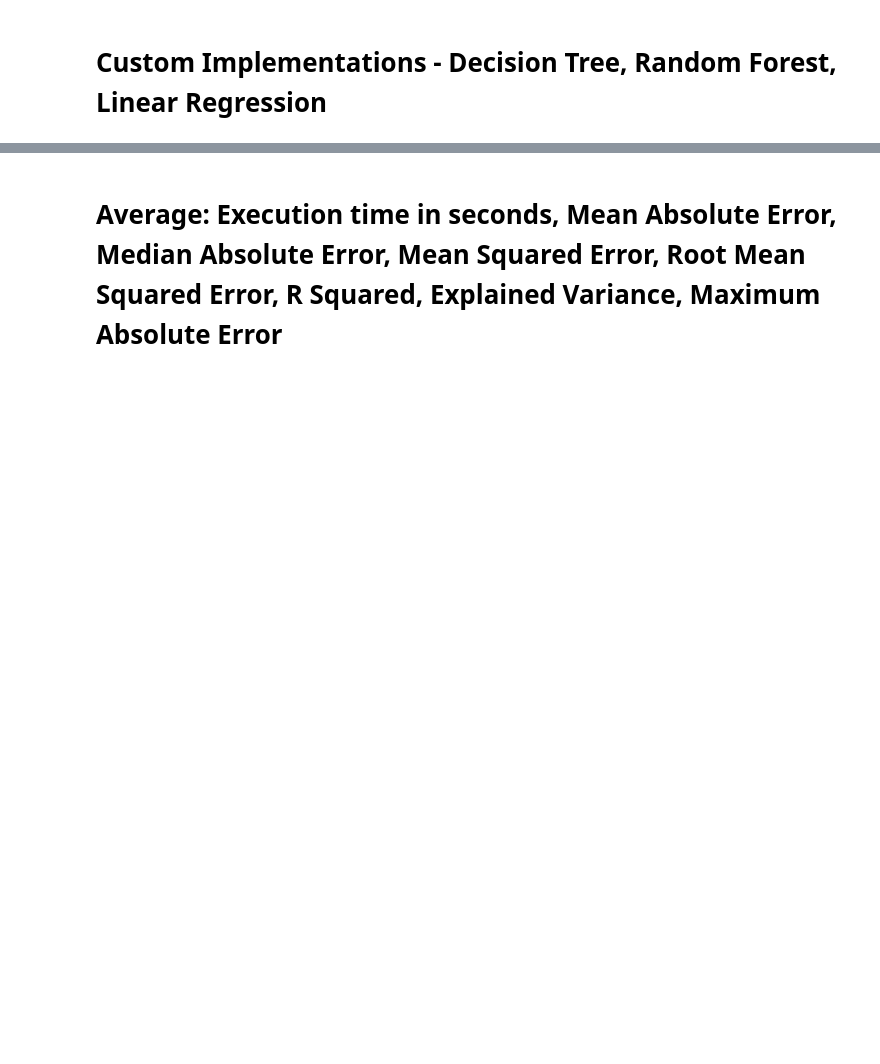
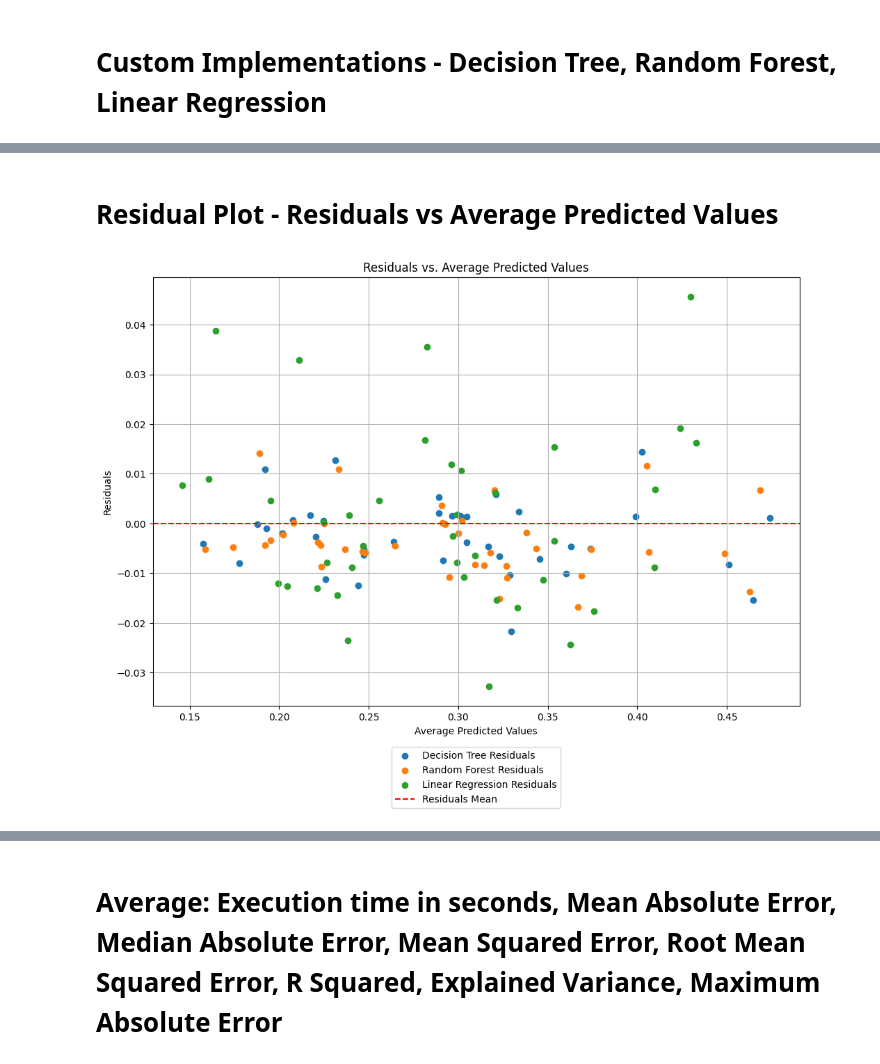
Before and after one commit to NathanPortelli/ICS5110-Applied-ML, a Jupyter notebook: main.ipynb, the cells around one changed output, grey strips where cells are left out. Saved outputs shown, nothing was run; the diff lists cells and outputs as text; code cells hidden in the pictures; blank space fills up the shorter version.

```diff
--- a/main.ipynb
+++ b/main.ipynb
@@ -263 +275,22 @@ plt.show()
+# %% [markdown]
+# Residual Plot - Residuals vs Average Predicted Values
+# %%
+DT_Residuals = Average_Actual_Values_Numeric - DT_Average_Prediction_Numeric
+RF_Residuals = Average_Actual_Values_Numeric - RF_Average_Prediction_Numeric
+LR_Residuals = Average_Actual_Values_Numeric - LR_Average_Prediction_Numeric
+
+# Residuals vs Average Predicted Values for all models
+plt.figure(figsize=(12, 8))
+plt.scatter(DT_Average_Prediction_Numeric, DT_Residuals, label='Decision Tree Residuals')
+plt.scatter(RF_Average_Prediction_Numeric, RF_Residuals, label='Random Forest Residuals')
+plt.scatter(LR_Average_Prediction_Numeric, LR_Residuals, label='Linear Regression Residuals')
+plt.axhline(y=0, color='r', linestyle='--', label='Residuals Mean')
+plt.xlabel('Average Predicted Values')
+plt.ylabel('Residuals')
+plt.title('Residuals vs. Average Predicted Values')
+plt.legend(loc='lower center', bbox_to_anchor=(0.5,-0.25))
+plt.grid(True)
+plt.show()
+# %% [output]
+[figure, added]
 # %% [markdown]
```
Also changed, not shown: parts of 13 cells of this notebook.
